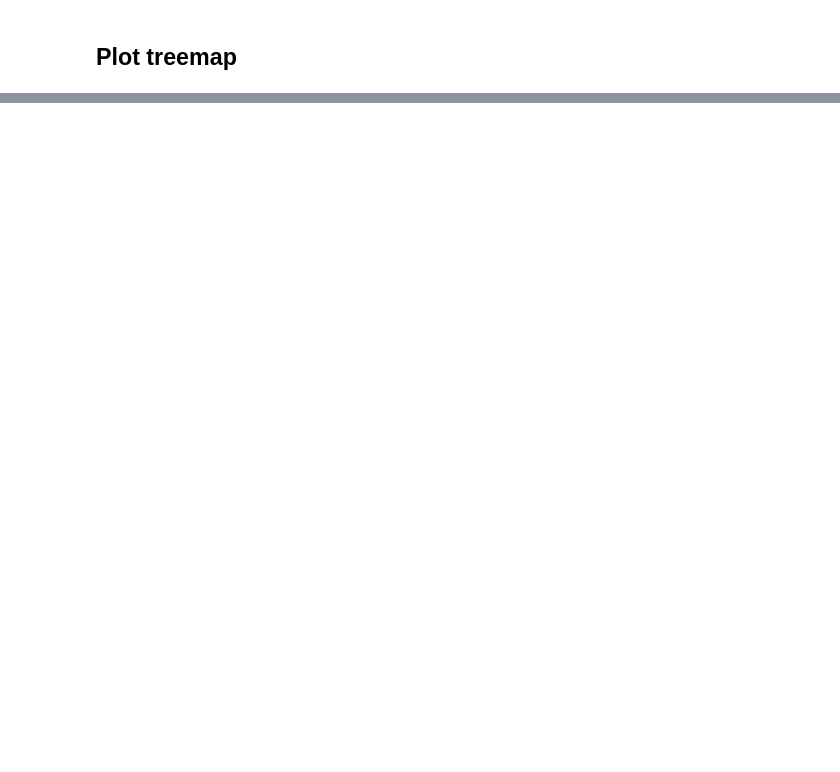
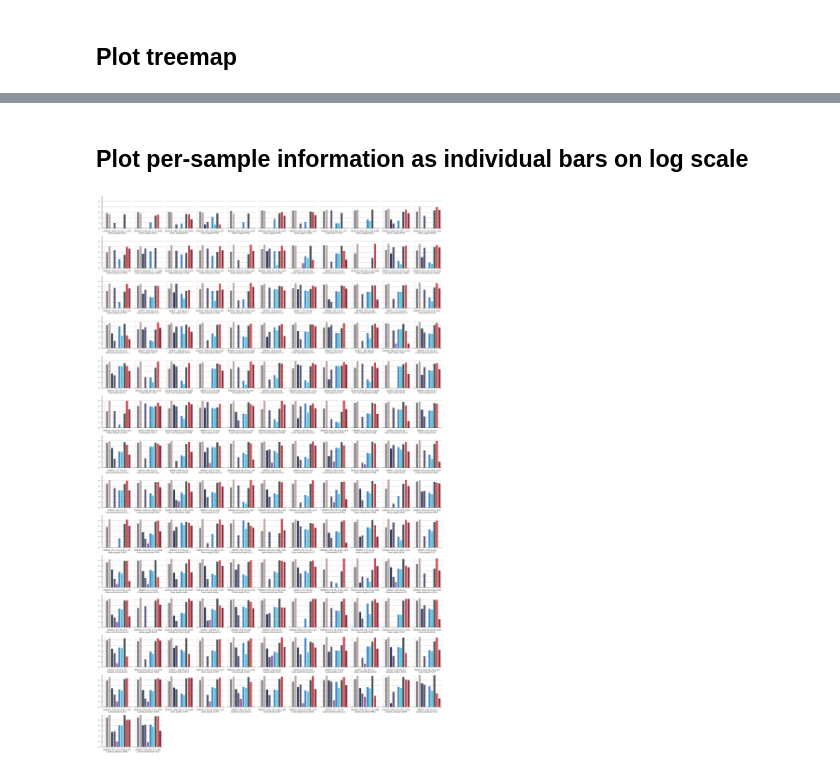
Before and after one commit to czbiohub-sf/california-mosquito-study, a Jupyter notebook: scripts/read_accounting.ipynb, the cells around one changed output, grey strips where cells are left out. Cells and saved outputs as stored; diff of their text form; code cells hidden in the pictures; blank space fills up the shorter version.

```diff
--- a/scripts/read_accounting.ipynb
+++ b/scripts/read_accounting.ipynb
@@ -348,0 +718,56 @@ plt.show()
+# %% [markdown]
+## Plot per-sample information as individual bars on log scale
+# %%
+species=lambda sample: '%s %s'%(metadata[sample]['ska_genus'],metadata[sample]['ska_species'])
+sample_loc=lambda sample: metadata[sample]['collected_by']
+
+
+fig = plt.figure(figsize=(30,50),facecolor='w') ## new figure
+
+sorted_samples=sorted(grand_tree,key=lambda k: grand_tree[k]['read_count'])#[:10]
+
+sample_reads=lambda k: sum([contig_classification[k][c]['read_count'] for c in contig_classification[k]]) if k in contig_classification else 0.0
+sorted_samples=list(filter(lambda k: 'water' not in k.lower() and sample_reads(k)>0,sorted_samples))
+
+ncols=11
+gs = gridspec.GridSpec(len(sorted_samples)//ncols+1,ncols,wspace=0.05,hspace=0.25) ## using gridspec
+# print(len(sorted_samples))
+store_ax=None
+
+order=['all reads','unassembled','contigs','Ambiguous','Bacteria','Archaea','Eukaryota','Metazoa','dark contigs','Viruses','Viral via co-occurrence']
+
+for i in range(len(sorted_samples)//ncols+1):
+    for j in range(ncols):
+        idx=i*ncols+j
+        if idx<len(sorted_samples):
+            sample=sorted_samples[idx]
+            flat_reads, _ = extract_nested_reads(grand_tree[sample])
+
+            if idx==0:
+                ax=plt.subplot(gs[i,j],facecolor='w') ## new canvas
+                store_ax=ax
+            else:
+                ax=plt.subplot(gs[i,j],facecolor='w',sharey=store_ax) ## new canvas
+
+            for k in sorted(flat_reads,key=lambda k: flat_reads[k]['order']):
+                x=order.index(k)
+                reads=flat_reads[k]['read_count']+1
+                colour=flat_reads[k]['colour']
+
+                ax.bar(x,reads,facecolor=colour,edgecolor='none',zorder=100)
+
+            ax.set_yscale('log')
+            ax.grid(axis='y',zorder=0)
+            ax.set_ylim(1,8e5)
+            [ax.spines[loc].set_visible(False) for loc in ax.spines if loc in ['top','right']]
+            if j>0:
+                ax.spines['left'].set_visible(False)
+                ax.tick_params(axis='y',labelsize=0)
+                for tline in ax.yaxis.get_minorticklines()+ax.yaxis.get_majorticklines():
+                    tline.set_visible(False)
+            ax.tick_params(axis='x',size=0,labelsize=0)
+            ax.set_xlabel('%s\n%s %s'%(sample,species(sample),sample_loc(sample)),size=10)
+
+plt.show()
+# %% [output]
+[figure, added]
```
Also changed, not shown: parts of 15 cells of this notebook, 3 other files.
